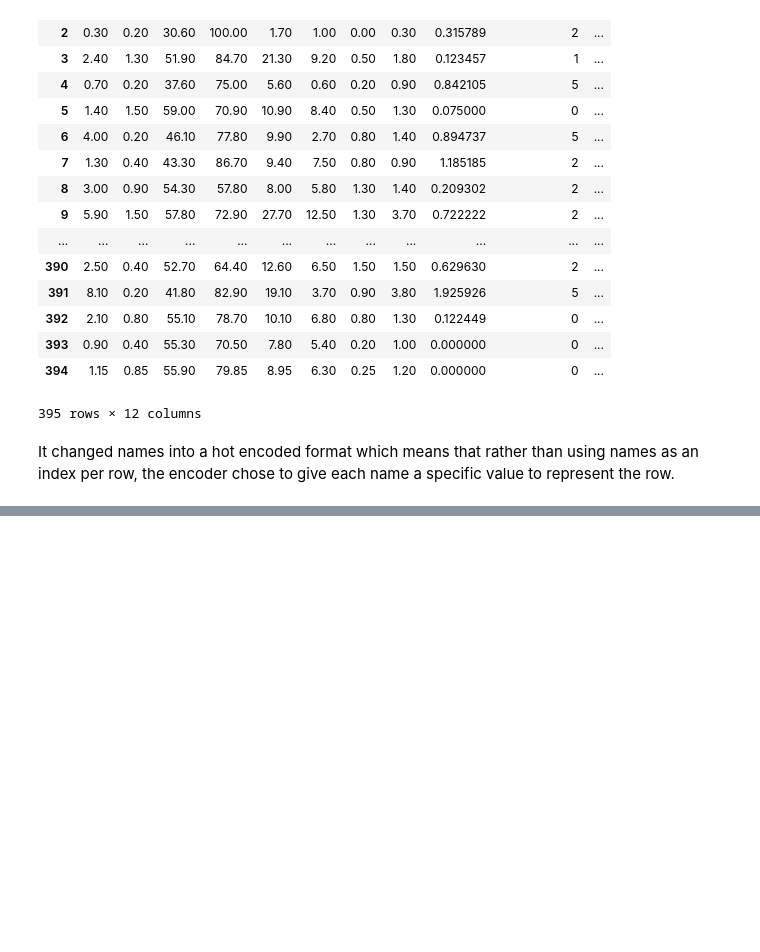
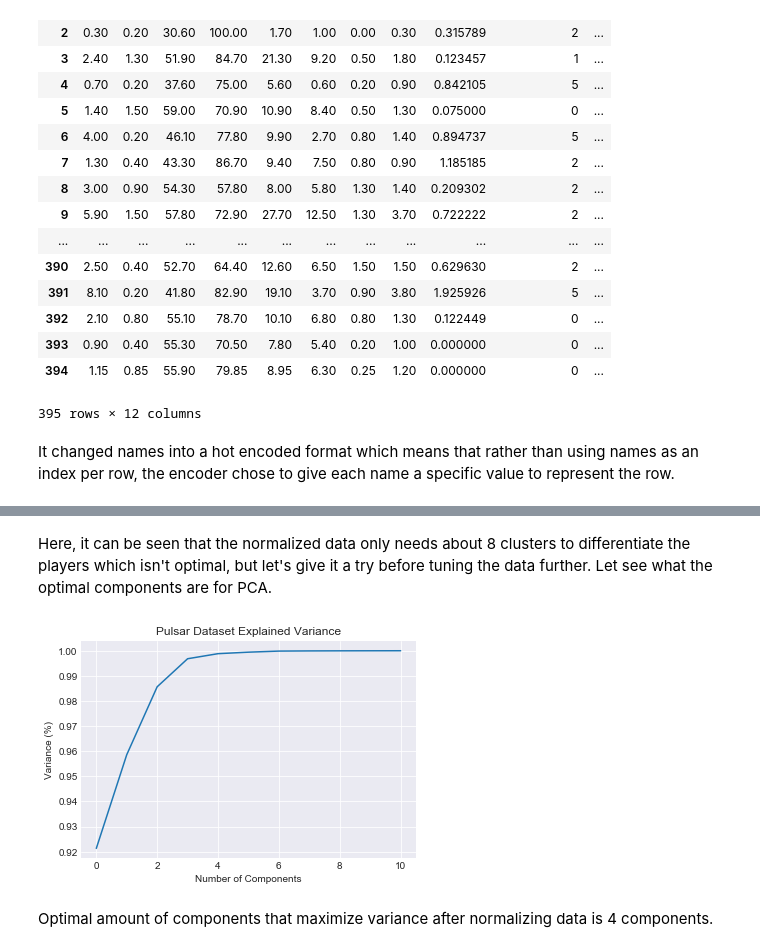
Before and after one commit to lamkg/Fantasy-Basketball-Draft-Project, a Jupyter notebook: Fantasy Basketball Projections 2019.ipynb, the cells around one changed output, grey strips where cells are left out. Saved outputs shown, nothing was run; the diff lists cells and outputs as text; code cells hidden in the pictures; blank space fills up the shorter version.

```diff
--- a/Fantasy Basketball Projections 2019.ipynb
+++ b/Fantasy Basketball Projections 2019.ipynb
@@ -284,0 +309,19 @@ y = kmn_data.iloc[:, 11]
+# %% [markdown]
+Here, it can be seen that the normalized data only needs about 8 clusters to differentiate the players which isn't optimal, but let's give it a try before tuning the data further. Let see what the optimal components are for PCA.
+# %%
+# Normalize X
+X_norm = normalize(X)
+
+#Fitting the PCA algorithm with our Data
+pca = PCA().fit(X_norm)
+#Plotting the Cumulative Summation of the Explained Variance
+plt.figure()
+plt.plot(np.cumsum(pca.explained_variance_ratio_))
+plt.xlabel('Number of Components')
+plt.ylabel('Variance (%)') #for each component
+plt.title('Pulsar Dataset Explained Variance')
+plt.show()
+# %% [output]
+[figure, added]
+# %% [markdown]
+Optimal amount of components that maximize variance after normalizing data is 4 components.
```
Also changed, not shown: parts of 4 cells of this notebook.
